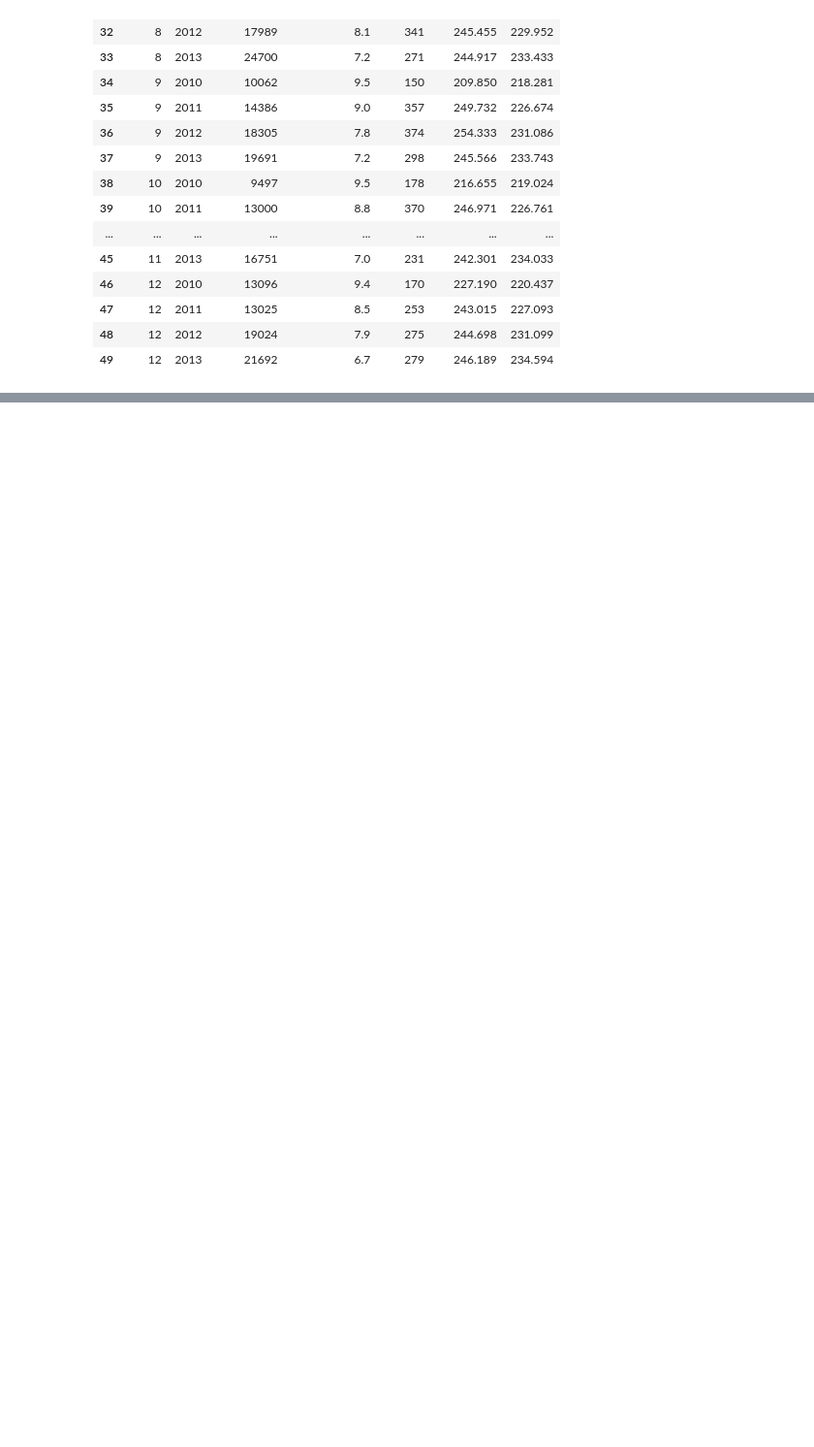
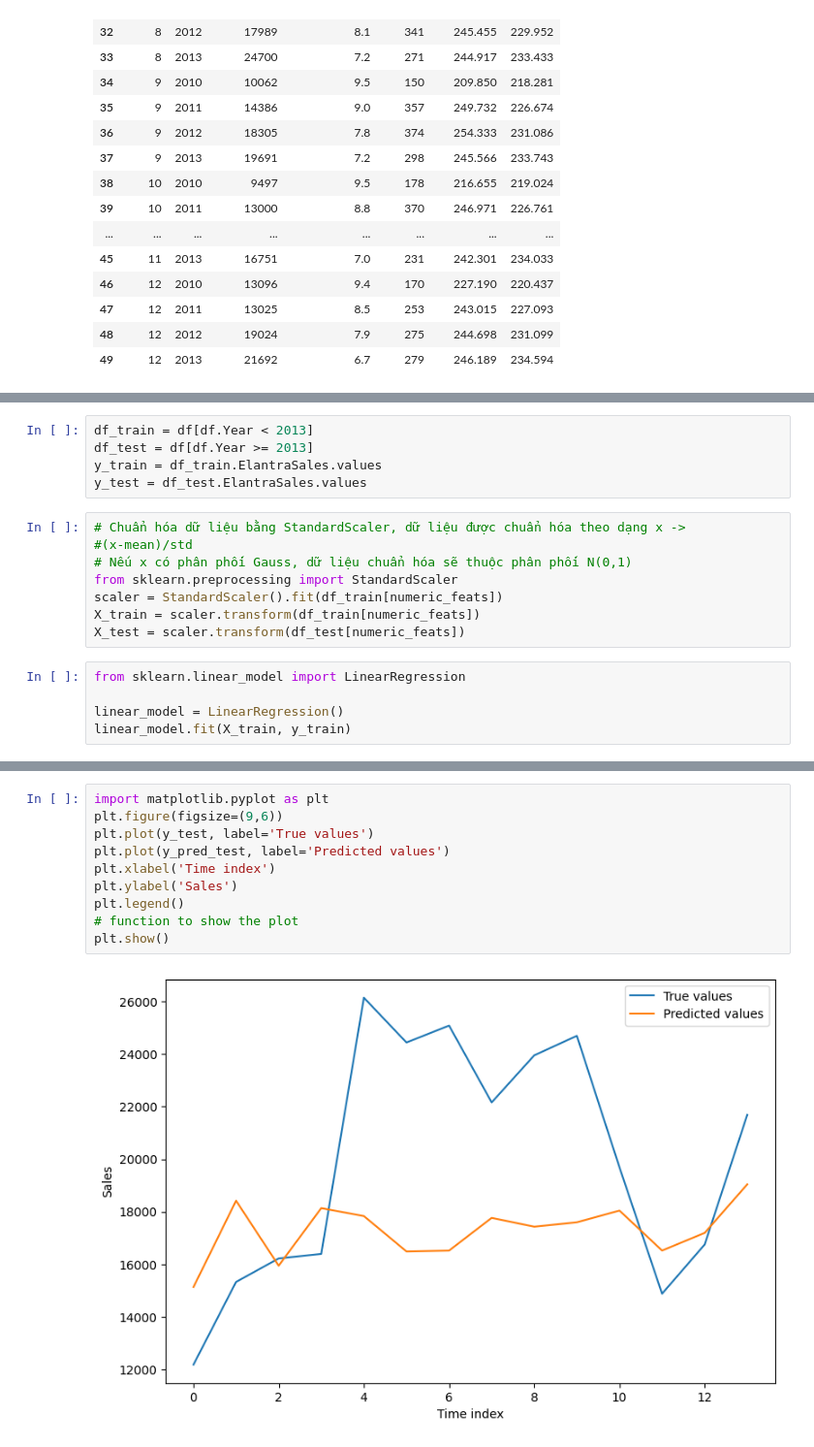
Before and after one commit to KazooBoye/MLandDataMining, a Jupyter notebook: ML-code/L3-practice2.ipynb, the cells around one changed output, grey strips where cells are left out. Shown at 97% size. Saved outputs shown, nothing was run; the diff lists cells and outputs as text; blank space fills up the shorter version.

```diff
--- a/ML-code/L3-practice2.ipynb
+++ b/ML-code/L3-practice2.ipynb
@@ -42,0 +58,18 @@ df.tail(20)
+# %%
+df_train = df[df.Year < 2013]
+df_test = df[df.Year >= 2013]
+y_train = df_train.ElantraSales.values
+y_test = df_test.ElantraSales.values
+# %%
+# Chuẩn hóa dữ liệu bằng StandardScaler, dữ liệu được chuẩn hóa theo dạng x ->
+#(x-mean)/std
+# Nếu x có phân phối Gauss, dữ liệu chuẩn hóa sẽ thuộc phân phối N(0,1)
+from sklearn.preprocessing import StandardScaler
+scaler = StandardScaler().fit(df_train[numeric_feats])
+X_train = scaler.transform(df_train[numeric_feats])
+X_test = scaler.transform(df_test[numeric_feats])
+# %%
+from sklearn.linear_model import LinearRegression
+
+linear_model = LinearRegression()
+linear_model.fit(X_train, y_train)
@@ -42,0 +88,12 @@ df.tail(20)
+# %%
+import matplotlib.pyplot as plt
+plt.figure(figsize=(9,6))
+plt.plot(y_test, label='True values')
+plt.plot(y_pred_test, label='Predicted values')
+plt.xlabel('Time index')
+plt.ylabel('Sales')
+plt.legend()
+# function to show the plot
+plt.show()
+# %% [output]
+[figure, added]
```
Also changed, not shown: parts of 10 cells of this notebook.
